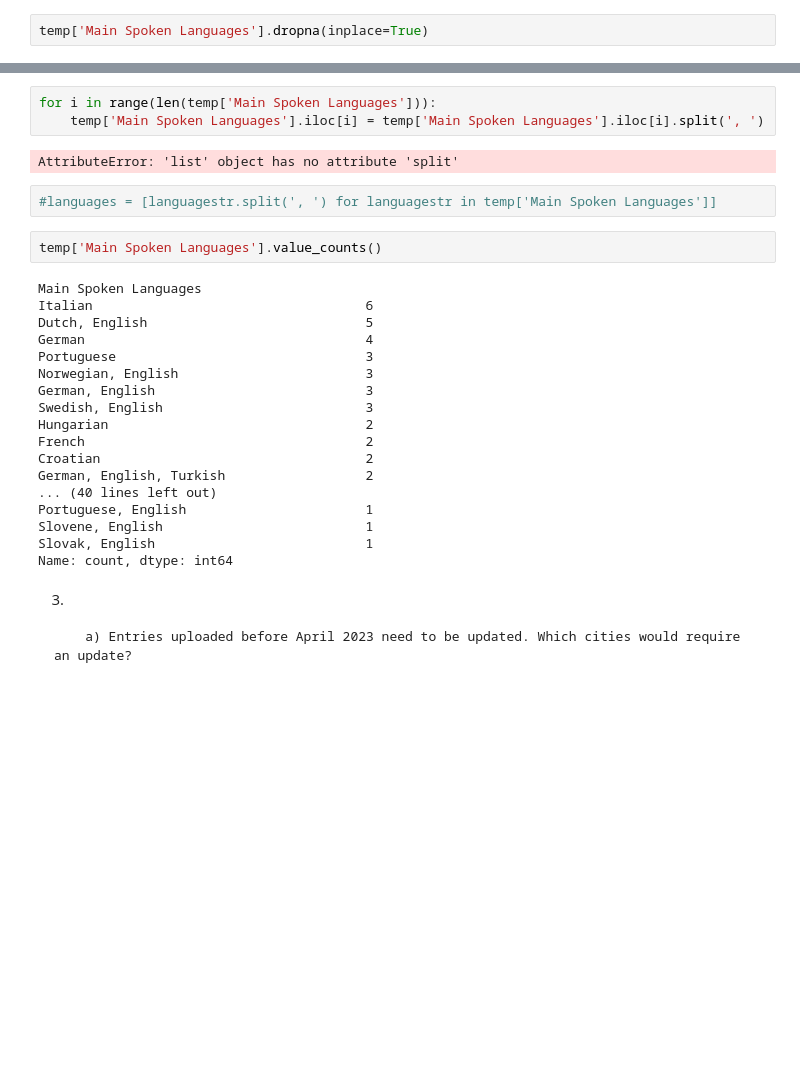
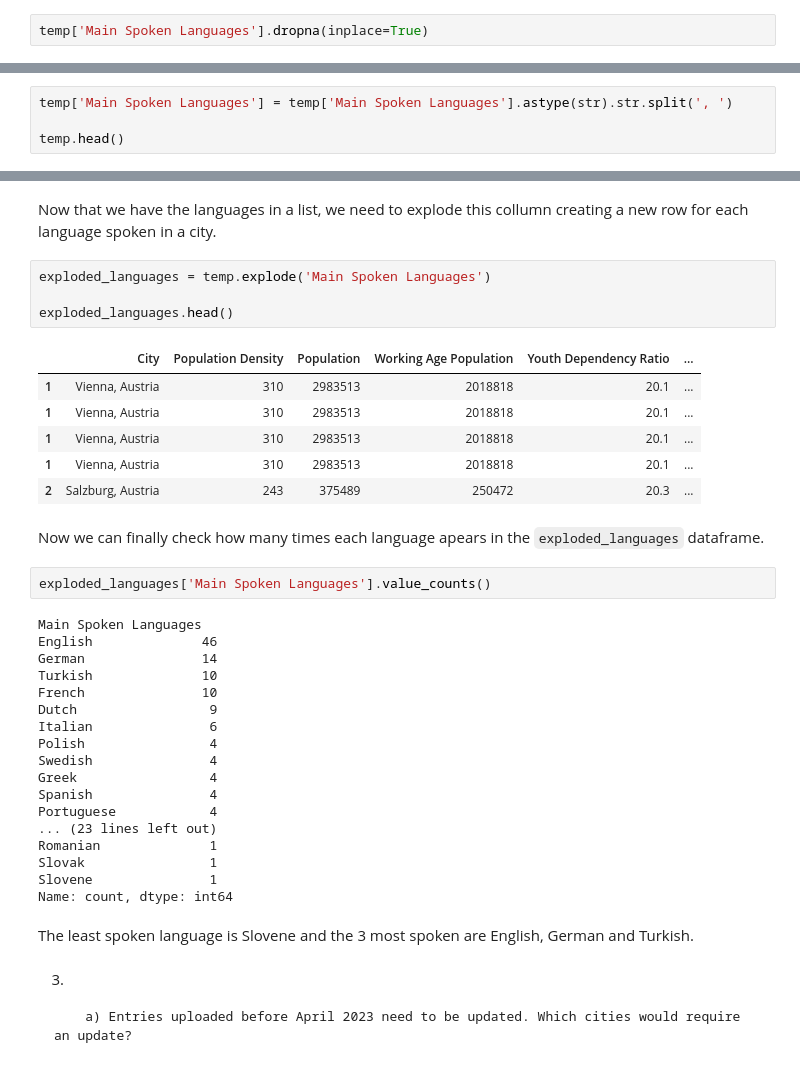
Before and after one commit to CoderCactus/WhereShouldILive, a Jupyter notebook: Group13_PDS_2526.ipynb, the cells around one changed output, grey strips where cells are left out. Drawn from its saved outputs; the diff is of its cells as text; blank space fills up the shorter version.

```diff
--- a/Group13_PDS_2526.ipynb
+++ b/Group13_PDS_2526.ipynb
@@ -256,0 +270,4 @@ temp['Main Spoken Languages'].dropna(inplace=True)
+# %%
+temp['Main Spoken Languages'] = temp['Main Spoken Languages'].astype(str).str.split(', ')
+
+temp.head()
@@ -257,30 +281,40 @@ temp['Main Spoken Languages'].dropna(inplace=True)
+# %% [markdown]
+Now that we have the languages in a list, we need to explode this collumn creating a new row for each language spoken in a city.
 # %%
-for i in range(len(temp['Main Spoken Languages'])):
-    temp['Main Spoken Languages'].iloc[i] = temp['Main Spoken Languages'].iloc[i].split(', ')
+exploded_languages = temp.explode('Main Spoken Languages')
+
+exploded_languages.head()
 # %% [output]
-AttributeError: 'list' object has no attribute 'split'
+|  | City | Population Density | Population | Working Age Population | Youth Dependency Ratio | ... |
+| 1 | Vienna, Austria | 310 | 2983513 | 2018818 | 20.1 | ... |
+| 1 | Vienna, Austria | 310 | 2983513 | 2018818 | 20.1 | ... |
+| 1 | Vienna, Austria | 310 | 2983513 | 2018818 | 20.1 | ... |
+| 1 | Vienna, Austria | 310 | 2983513 | 2018818 | 20.1 | ... |
+| 2 | Salzburg, Austria | 243 | 375489 | 250472 | 20.3 | ... |
-# %%
-#languages = [languagestr.split(', ') for languagestr in temp['Main Spoken Languages']]
+# %% [markdown]
+Now we can finally check how many times each language apears in the `exploded_languages` dataframe.
 # %%
-temp['Main Spoken Languages'].value_counts()
+exploded_languages['Main Spoken Languages'].value_counts()
 # %% [output]
 Main Spoken Languages
-Italian                                   6
-Dutch, English                            5
-German                                    4
-Portuguese                                3
-Norwegian, English                        3
-German, English                           3
-Swedish, English                          3
-Hungarian                                 2
-French                                    2
-Croatian                                  2
-German, English, Turkish                  2
-... (40 lines left out)
-Portuguese, English                       1
-Slovene, English                          1
-Slovak, English                           1
+English              46
+German               14
+Turkish              10
+French               10
+Dutch                 9
+Italian               6
+Polish                4
+Swedish               4
+Greek                 4
+Spanish               4
+Portuguese            4
+... (23 lines left out)
+Romanian              1
+Slovak                1
+Slovene               1
 Name: count, dtype: int64
+# %% [markdown]
+The least spoken language is Slovene and the 3 most spoken are English, German and Turkish.
 # %% [markdown]
 3.
 
```
Also changed, not shown: parts of 8 cells of this notebook.
